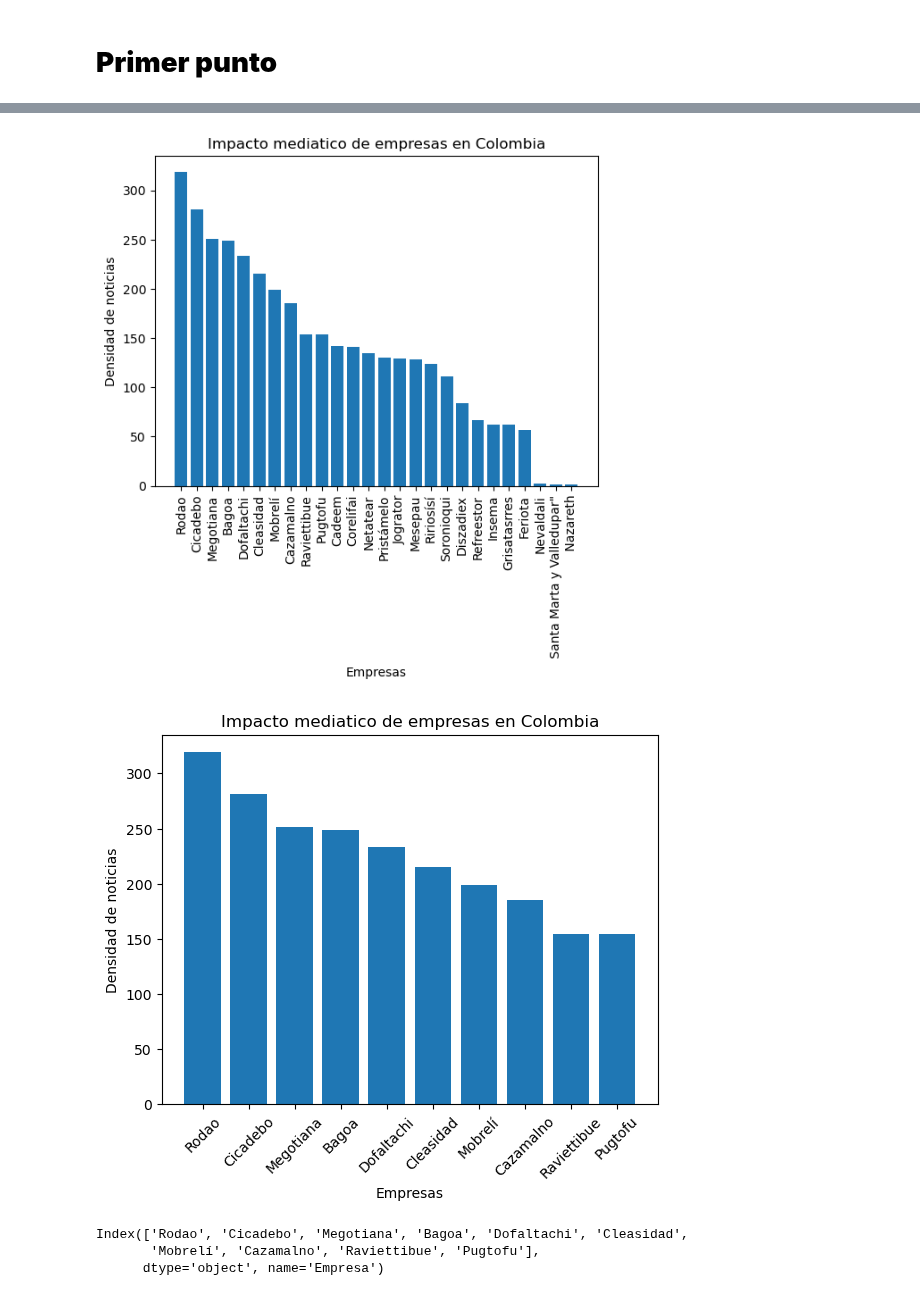
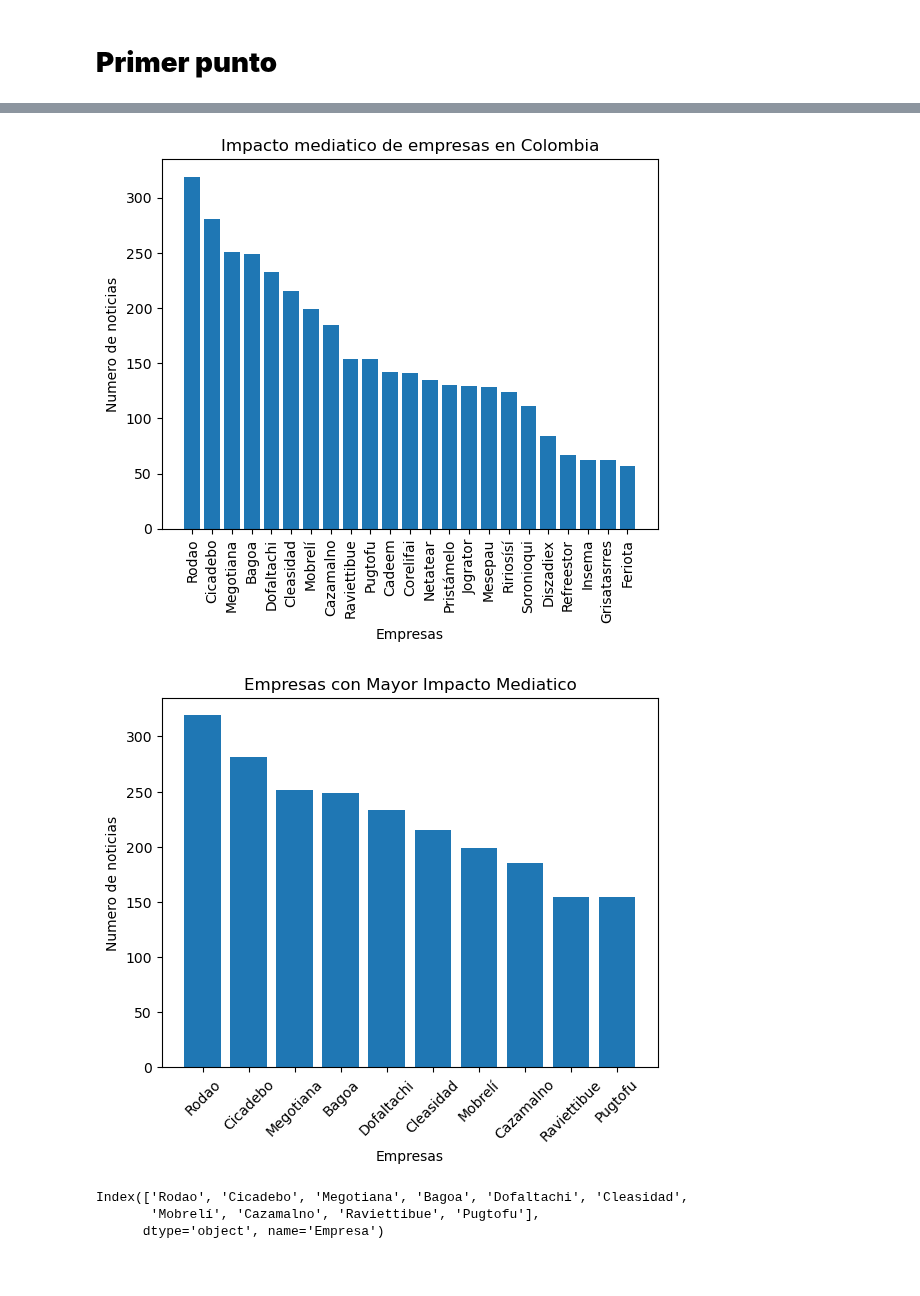
Before and after one commit to 0Ellias0/accenture_study_case, a Jupyter notebook: solution.ipynb, the cells around one changed output, grey strips where cells are left out. Drawn from its saved outputs; the diff is of its cells as text; code cells hidden in the pictures; blank space fills up the shorter version.

```diff
--- a/solution.ipynb
+++ b/solution.ipynb
@@ -18,7 +19,18 @@ df.head()
 | 3 | BVC y Cicadebo corrigieron tenden... | 3/30/2023 | La Bolsa de Valores de Colombia (... | Cicadebo | Rívenmosa | La Bolsa de Valores de Colombia (... | ['Bolsa de Valores de Colombia', ... | Bvc | NaN | ... |
 | 4 | Nuevo bloqueo en el campo Casabe ... | 3/30/2023 | Desde la madrugada de este lunes ... | Cicadebo | Rívenmosa | Desde la madrugada de este lunes ... | ['Cicadebo', 'Refinería de Barran... | Santander | NaN | ... |
 # %%
+#Limpieza de datos
+
 #Eliminar las dos ultimas columnas (Columnas sin datos)
-
 df = df.drop(columns=['Unnamed: 9','Unnamed: 10'])
 df.head()
+
+texto1 = 'Nazareth'
+texto2 = ' Santa Marta y Valledupar"'
+texto3 = 'Nevaldali'
+
+filas = df[df['Empresa'].str.contains(texto1, case=False, na=False) |
+                     df['Empresa'].str.contains(texto2, case=False, na=False) |
+                     df['Empresa'].str.contains(texto3, case=False, na=False)]
+
+df = df.drop(filas.index)
@@ -32,3 +39,26 @@ df.head()
+# %%
+def bar(x,y,xlabel,ylabel,title,xticks=0):
+    plt.bar(x, y)
+    plt.xlabel(xlabel)
+    plt.ylabel(ylabel)
+    plt.title(title)
+    plt.xticks(rotation=xticks)
+    plt.show()
+
+
+def histo(x,xlabel,ylabel,title):
+    sns.histplot(x,kde=True)
+    plt.xlabel(xlabel)
+    plt.ylabel(ylabel)
+    plt.title(title)
+    plt.show()
+
+
+def pie(porcentage,labels,title,explode):
+    plt.figure(figsize=(12,6))
+    plt.pie(porcentage, labels=labels,autopct='%1.1f%%', startangle=140,shadow=True,explode=explode)
+    plt.title(title)
+    plt.axis('equal')
 # %% [markdown]
 # **Primer punto**
 # %% [markdown]
@@ -60,27 +94,16 @@ Name: Titulo, dtype: int64
 # %%
 # Grafico de barras del volumen de noticias por empresa
-
-plt.bar(companies_new_vol.index, companies_new_vol.values)
-plt.xlabel('Empresas')
-plt.ylabel('Densidad de noticias')
-plt.title('Impacto mediatico de empresas en Colombia')
-plt.xticks(rotation=90)
-plt.show()
+bar(companies_new_vol.index,companies_new_vol.values,'Empresas','Numero de noticias','Impacto mediatico de empresas en Colombia',90)
 # %% [output]
-[figure, old version]
+[figure, new version]
 # %%
 # Grafico de barras de las 10 empresas con mas volumen de noticias
 
 # Estas serian las empresas que podrian estar mas interesadas en contratar el servicio de consultoria
 
-plt.bar(companies_new_vol.index[:10], companies_new_vol.values[:10])
-plt.xlabel('Empresas')
-plt.ylabel('Densidad de noticias')
-plt.title('Impacto mediatico de empresas en Colombia')
-plt.xticks(rotation=45)
-plt.show()
+bar(companies_new_vol.index[:10],companies_new_vol.values[:10],'Empresas','Numero de noticias','Empresas con Mayor Impacto Mediatico',45)
 # %% [output]
-[figure, old version]
+[figure, new version]
 # %%
 print(companies_new_vol.index[:10])
 # %% [output]
```
Also changed, not shown: parts of 16 cells of this notebook.
